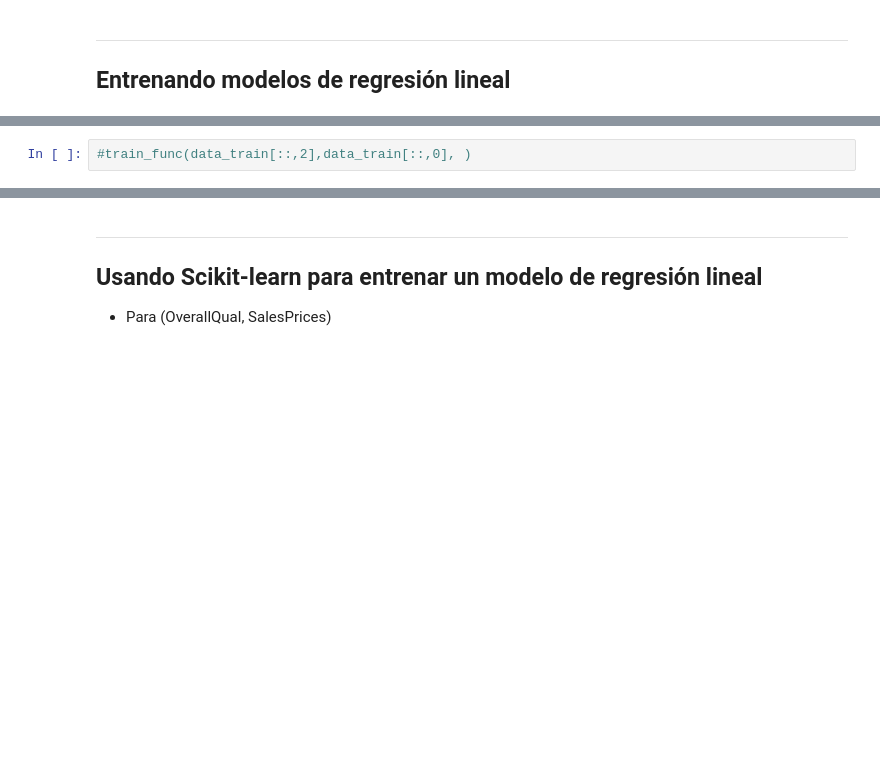
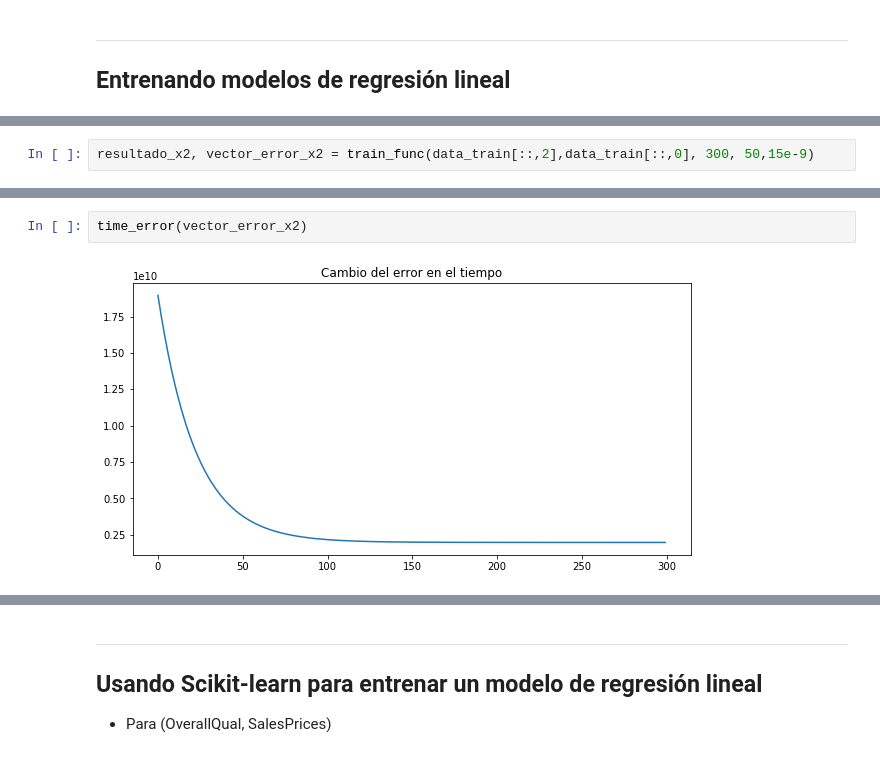
Before and after one commit to Kazeazul/Python-for-Data-Science, a Jupyter notebook: Proyecto/Proyecto.ipynb, the cells around one changed output, grey strips where cells are left out. Cells and saved outputs as stored; diff of their text form; blank space fills up the shorter version.

```diff
--- a/Proyecto/Proyecto.ipynb
+++ b/Proyecto/Proyecto.ipynb
@@ -190,2 +205,2 @@ time_error(vector_error)
 # %%
-#train_func(data_train[::,2],data_train[::,0], )
+resultado_x2, vector_error_x2 = train_func(data_train[::,2],data_train[::,0], 300, 50,15e-9)
@@ -191,0 +225,4 @@ time_error(vector_error)
+# %%
+time_error(vector_error_x2)
+# %% [output]
+[figure, added]
```
Also changed, not shown: parts of 11 cells of this notebook.
